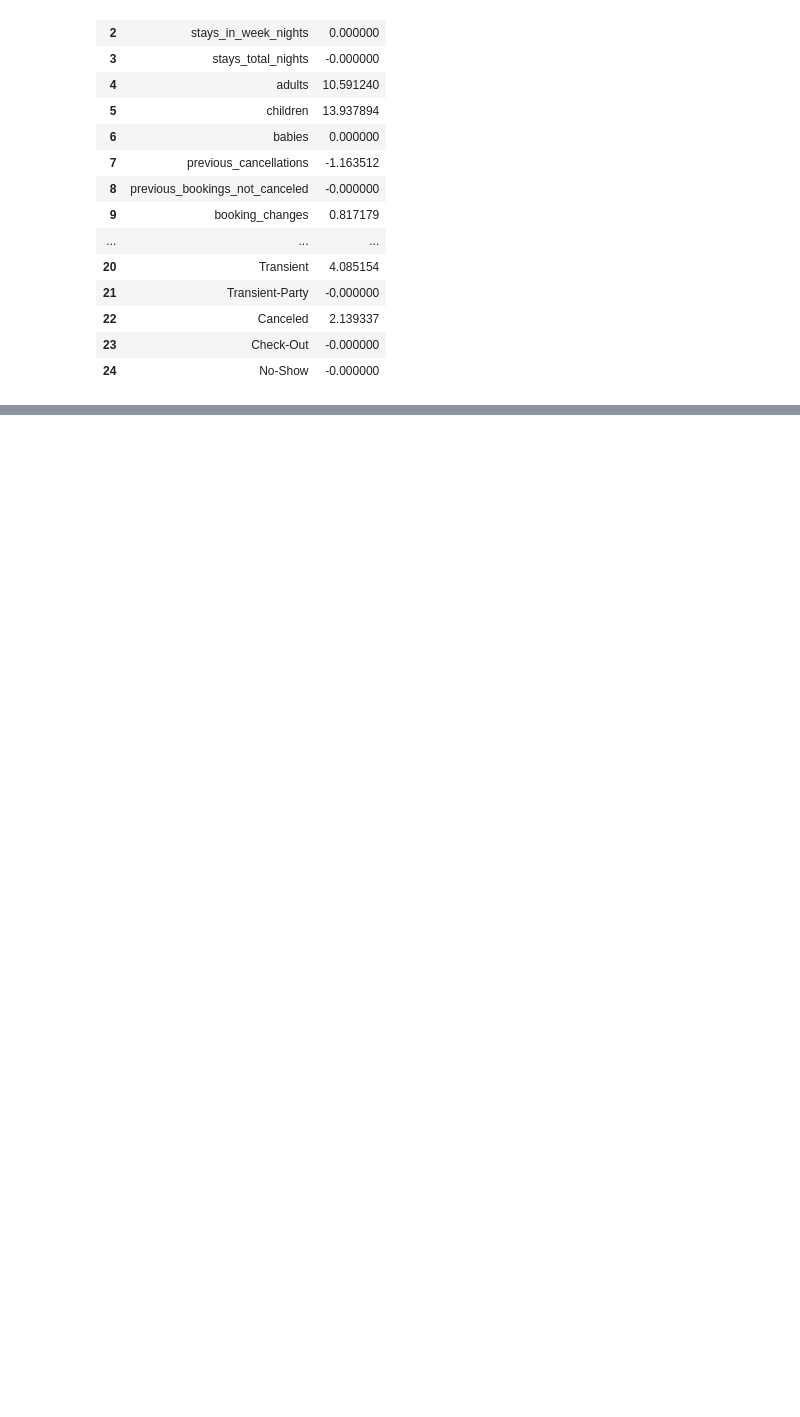
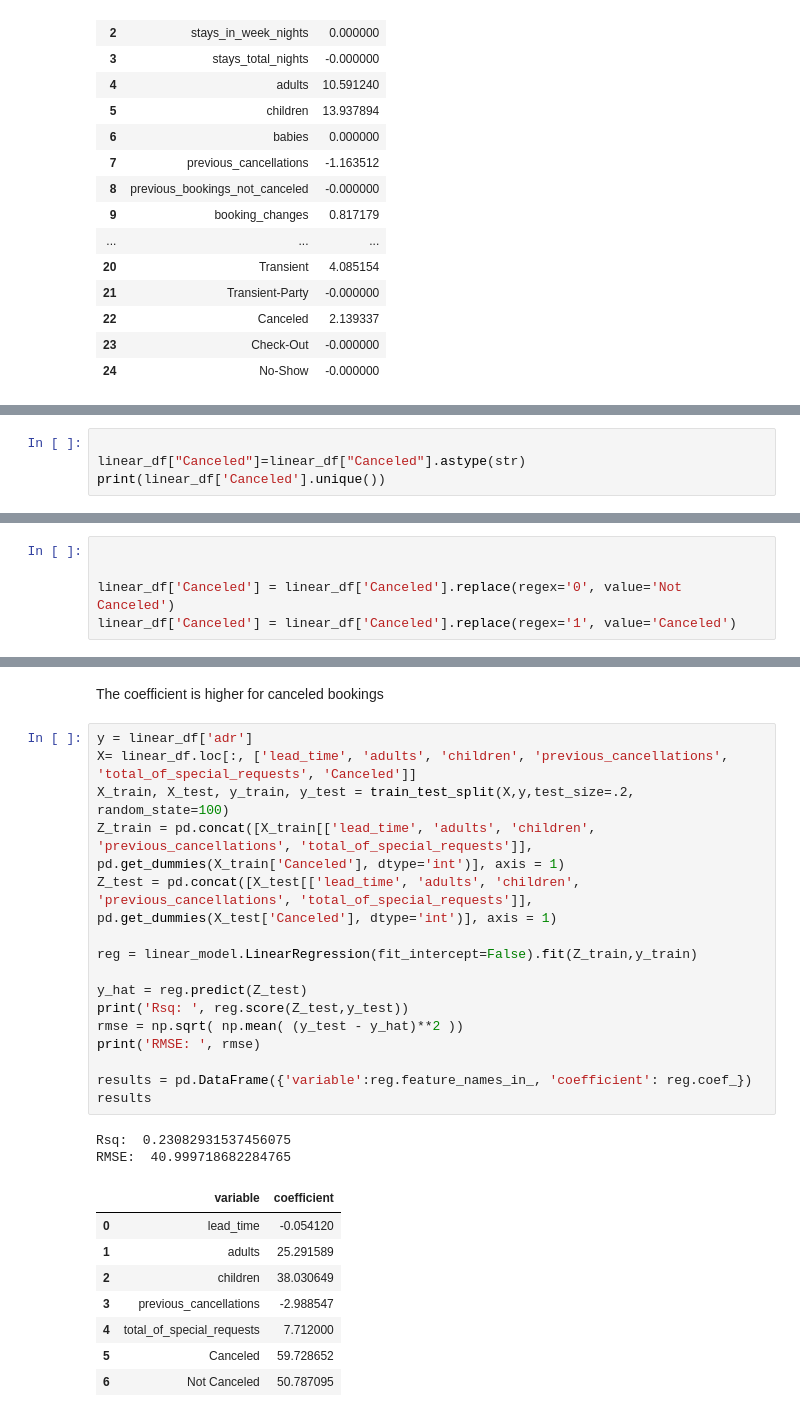
Before and after one commit to chaizhang/hotel_booking_cancellations, a Jupyter notebook: results/linear_regression.ipynb, the cells around one changed output, grey strips where cells are left out. Cells and saved outputs as stored; diff of their text form; blank space fills up the shorter version.

```diff
--- a/results/linear_regression.ipynb
+++ b/results/linear_regression.ipynb
@@ -148,0 +190,4 @@ Variable Selection For Linear Regression Model:
+# %%
+
+linear_df["Canceled"]=linear_df["Canceled"].astype(str)
+print(linear_df['Canceled'].unique())
@@ -148,0 +201,5 @@ Variable Selection For Linear Regression Model:
+# %%
+
+
+linear_df['Canceled'] = linear_df['Canceled'].replace(regex='0', value='Not Canceled')
+linear_df['Canceled'] = linear_df['Canceled'].replace(regex='1', value='Canceled')
@@ -148,0 +243,29 @@ Variable Selection For Linear Regression Model:
+# %% [markdown]
+The coefficient is higher for canceled bookings
+# %%
+y = linear_df['adr']
+X= linear_df.loc[:, ['lead_time', 'adults', 'children', 'previous_cancellations', 'total_of_special_requests', 'Canceled']]
+X_train, X_test, y_train, y_test = train_test_split(X,y,test_size=.2, random_state=100)
+Z_train = pd.concat([X_train[['lead_time', 'adults', 'children', 'previous_cancellations', 'total_of_special_requests']], pd.get_dummies(X_train['Canceled'], dtype='int')], axis = 1)
+Z_test = pd.concat([X_test[['lead_time', 'adults', 'children', 'previous_cancellations', 'total_of_special_requests']], pd.get_dummies(X_test['Canceled'], dtype='int')], axis = 1)
+
+reg = linear_model.LinearRegression(fit_intercept=False).fit(Z_train,y_train)
+
+y_hat = reg.predict(Z_test)
+print('Rsq: ', reg.score(Z_test,y_test))
+rmse = np.sqrt( np.mean( (y_test - y_hat)**2 ))
+print('RMSE: ', rmse)
+
+results = pd.DataFrame({'variable':reg.feature_names_in_, 'coefficient': reg.coef_})
+results
+# %% [output]
+Rsq:  0.23082931537456075
+RMSE:  40.999718682284765
+|  | variable | coefficient |
+| 0 | lead_time | -0.054120 |
+| 1 | adults | 25.291589 |
+| 2 | children | 38.030649 |
+| 3 | previous_cancellations | -2.988547 |
+| 4 | total_of_special_requests | 7.712000 |
+| 5 | Canceled | 59.728652 |
+| 6 | Not Canceled | 50.787095 |
```
Also changed, not shown: parts of 14 cells of this notebook.
